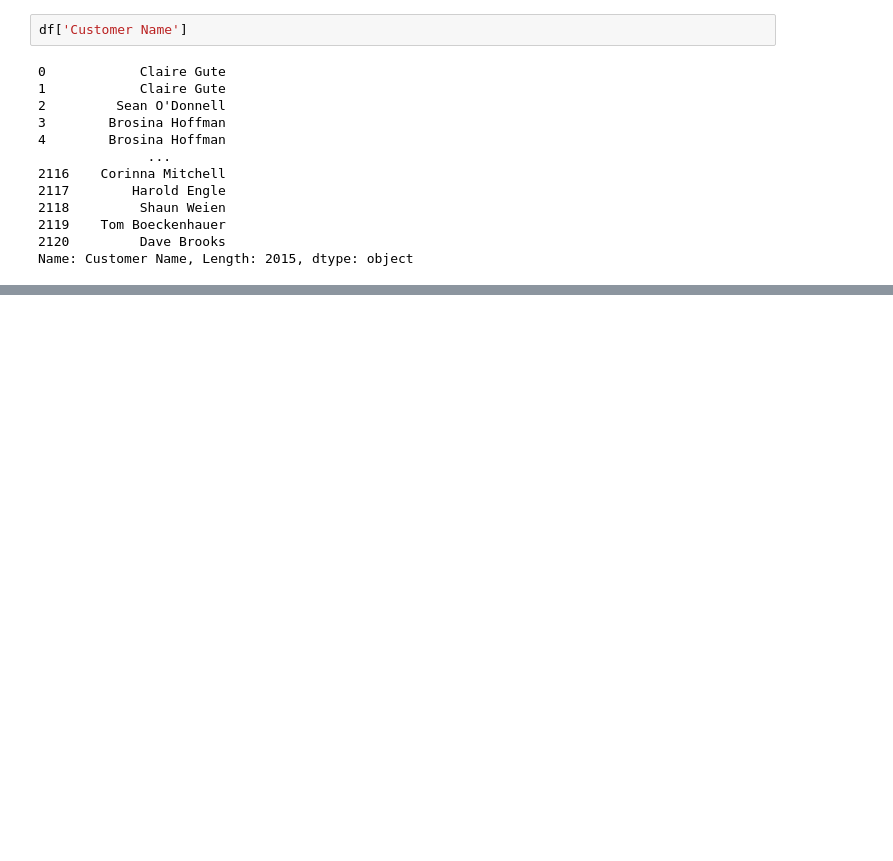
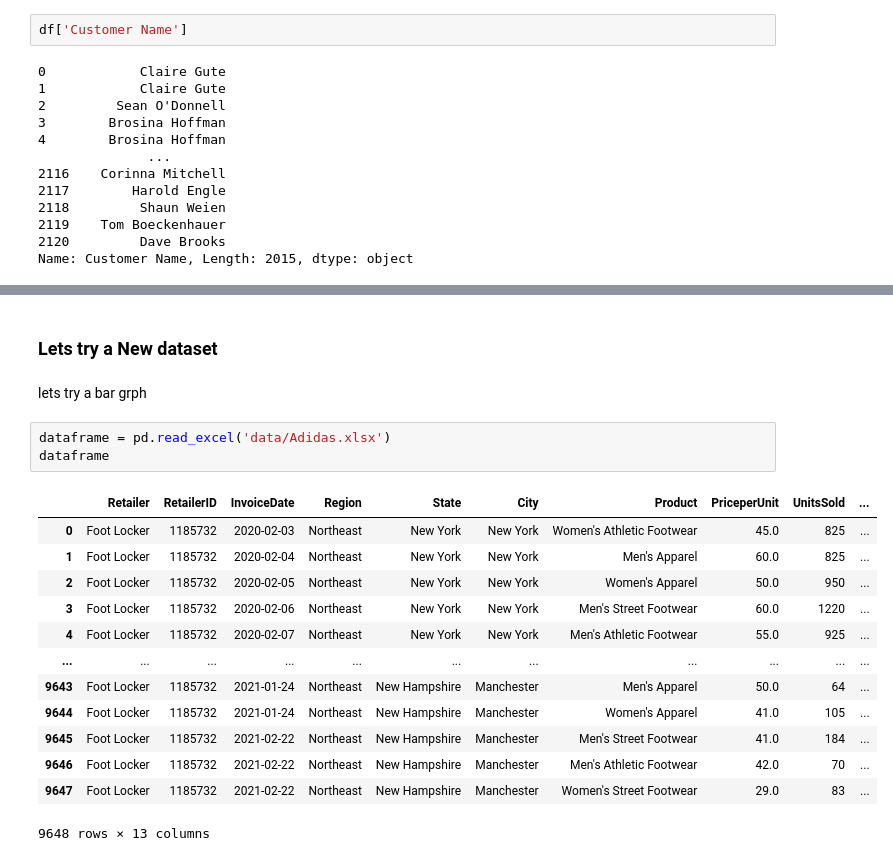
Before and after one commit to juto-shogan/plotly, a Jupyter notebook: main.ipynb, the cells around one changed output, grey strips where cells are left out. Drawn from its saved outputs; the diff is of its cells as text; blank space fills up the shorter version.

```diff
--- a/main.ipynb
+++ b/main.ipynb
@@ -246,0 +232,21 @@ isioma meows high in the sky
+# %% [markdown]
+### Lets try a New dataset
+# %% [markdown]
+lets try a bar grph
+# %%
+dataframe = pd.read_excel('data/Adidas.xlsx')
+dataframe
+# %% [output]
+|  | Retailer | RetailerID | InvoiceDate | Region | State | City | Product | PriceperUnit | UnitsSold | ... |
+| 0 | Foot Locker | 1185732 | 2020-02-03 | Northeast | New York | New York | Women's Athletic Footwear | 45.0 | 825 | ... |
+| 1 | Foot Locker | 1185732 | 2020-02-04 | Northeast | New York | New York | Men's Apparel | 60.0 | 825 | ... |
+| 2 | Foot Locker | 1185732 | 2020-02-05 | Northeast | New York | New York | Women's Apparel | 50.0 | 950 | ... |
+| 3 | Foot Locker | 1185732 | 2020-02-06 | Northeast | New York | New York | Men's Street Footwear | 60.0 | 1220 | ... |
+| 4 | Foot Locker | 1185732 | 2020-02-07 | Northeast | New York | New York | Men's Athletic Footwear | 55.0 | 925 | ... |
+| ... | ... | ... | ... | ... | ... | ... | ... | ... | ... | ... |
+| 9643 | Foot Locker | 1185732 | 2021-01-24 | Northeast | New Hampshire | Manchester | Men's Apparel | 50.0 | 64 | ... |
+| 9644 | Foot Locker | 1185732 | 2021-01-24 | Northeast | New Hampshire | Manchester | Women's Apparel | 41.0 | 105 | ... |
+| 9645 | Foot Locker | 1185732 | 2021-02-22 | Northeast | New Hampshire | Manchester | Men's Street Footwear | 41.0 | 184 | ... |
+| 9646 | Foot Locker | 1185732 | 2021-02-22 | Northeast | New Hampshire | Manchester | Men's Athletic Footwear | 42.0 | 70 | ... |
+| 9647 | Foot Locker | 1185732 | 2021-02-22 | Northeast | New Hampshire | Manchester | Women's Street Footwear | 29.0 | 83 | ... |
+9648 rows × 13 columns
```
Also changed, not shown: parts of 9 cells of this notebook, 1 other file.
